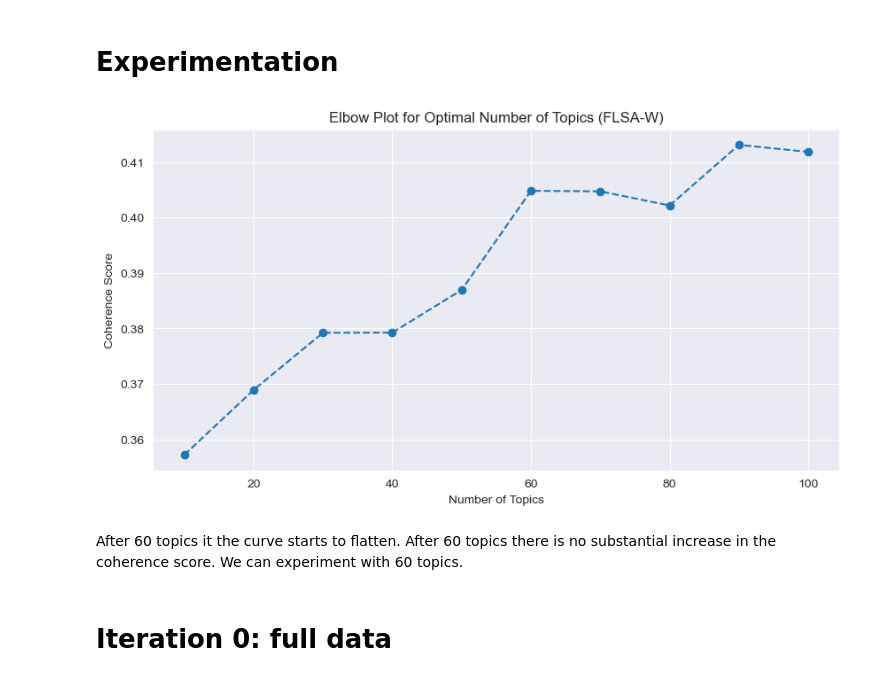
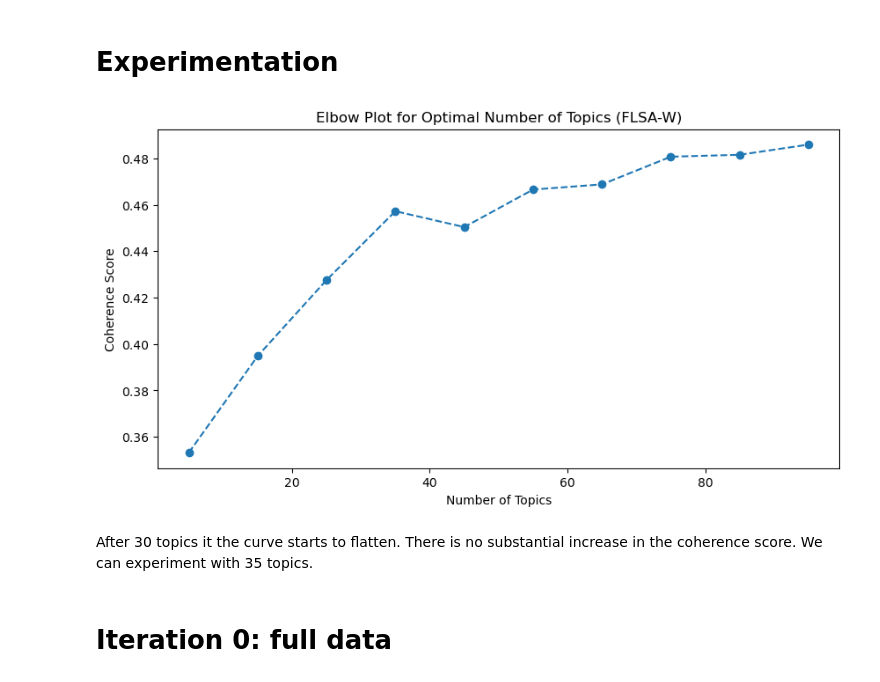
Before and after one commit to krzysztof99xd/A2-14, a Jupyter notebook: A2-14.ipynb, the cells around one changed output. Cells and saved outputs as stored; diff of their text form; code cells hidden in the pictures.

Commit message:
TF-IDF based filtering and more experimentation

```diff
--- a/A2-14.ipynb
+++ b/A2-14.ipynb
@@ -149,31 +152,31 @@ def remove_n_percent(data, n=0):
 # %%
 import matplotlib.pyplot as plt
 from FuzzyTM import FLSA_W
 # Range of topic numbers to test
-topic_numbers = range(10, 101, 10)
+topic_numbers = range(5, 101, 10)
 coherence_scores = []
 
 for num_topics in topic_numbers:
     flsaW = FLSA_W(
         input_file=data,  # Preprocessed data
         num_topics=num_topics,
-        num_words=10
+        num_words=20
     )
     pwgt, ptgd = flsaW.get_matrices()  # Train the model
     coherence_score = flsaW.get_coherence_score()  # Calculate coherence
     coherence_scores.append(coherence_score)
 
 # Plotting the Elbow Plot
 plt.figure(figsize=(10, 5))
 plt.plot(topic_numbers, coherence_scores, marker='o', linestyle='--')
 plt.xlabel('Number of Topics')
 plt.ylabel('Coherence Score')
 plt.title('Elbow Plot for Optimal Number of Topics (FLSA-W)')
 plt.show()
 # %% [output]
-[figure, old version]
+[figure, new version]
 # %% [markdown]
-After 60 topics it the curve starts to flatten. After 60 topics there is no substantial increase in the coherence score. We can experiment with 60 topics.
+After 30 topics it the curve starts to flatten. There is no substantial increase in the coherence score. We can experiment with 35 topics.
 # %% [markdown]
 # Iteration 0: full data
 # %%
```
Also changed, not shown: parts of 37 cells of this notebook.
